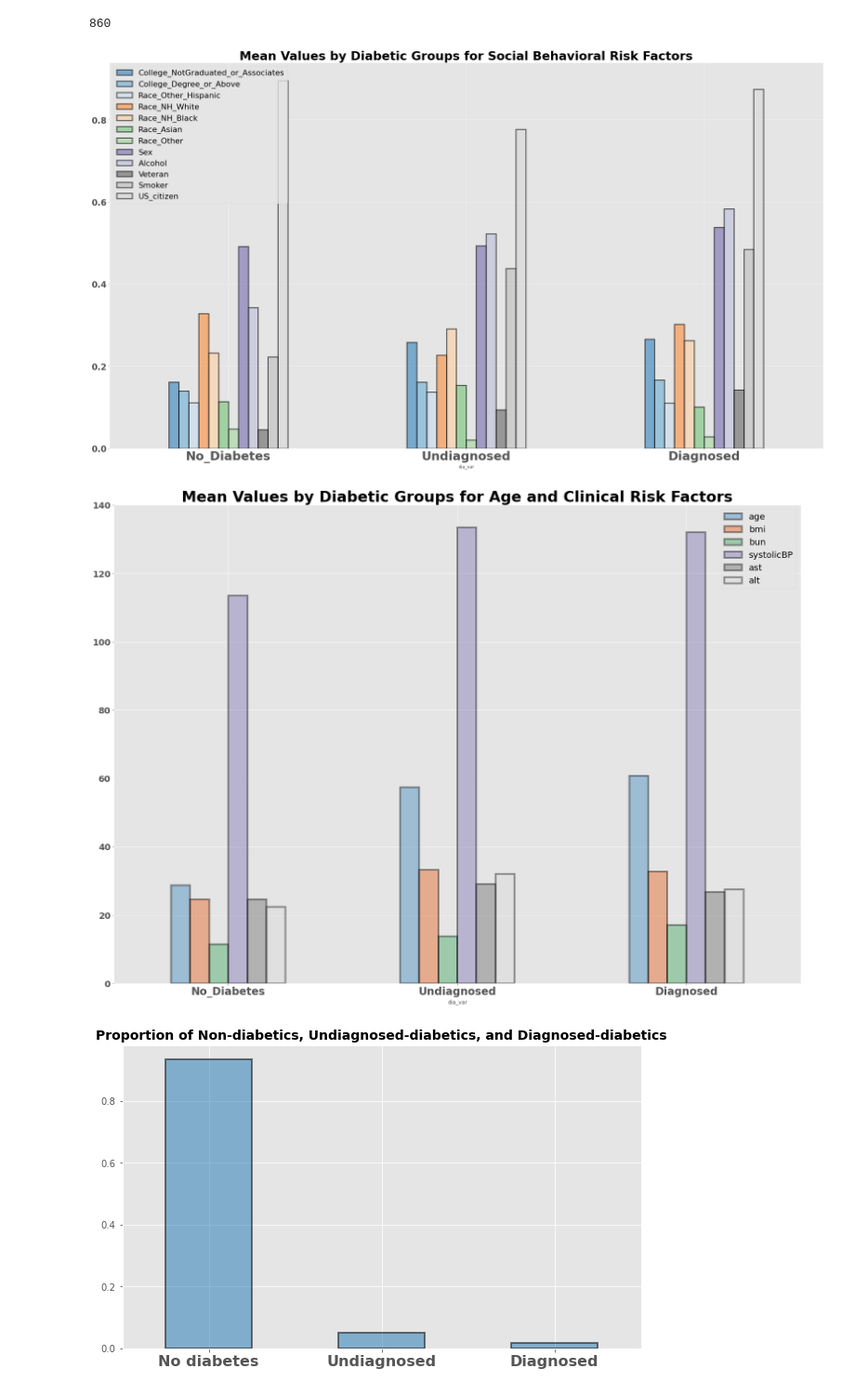
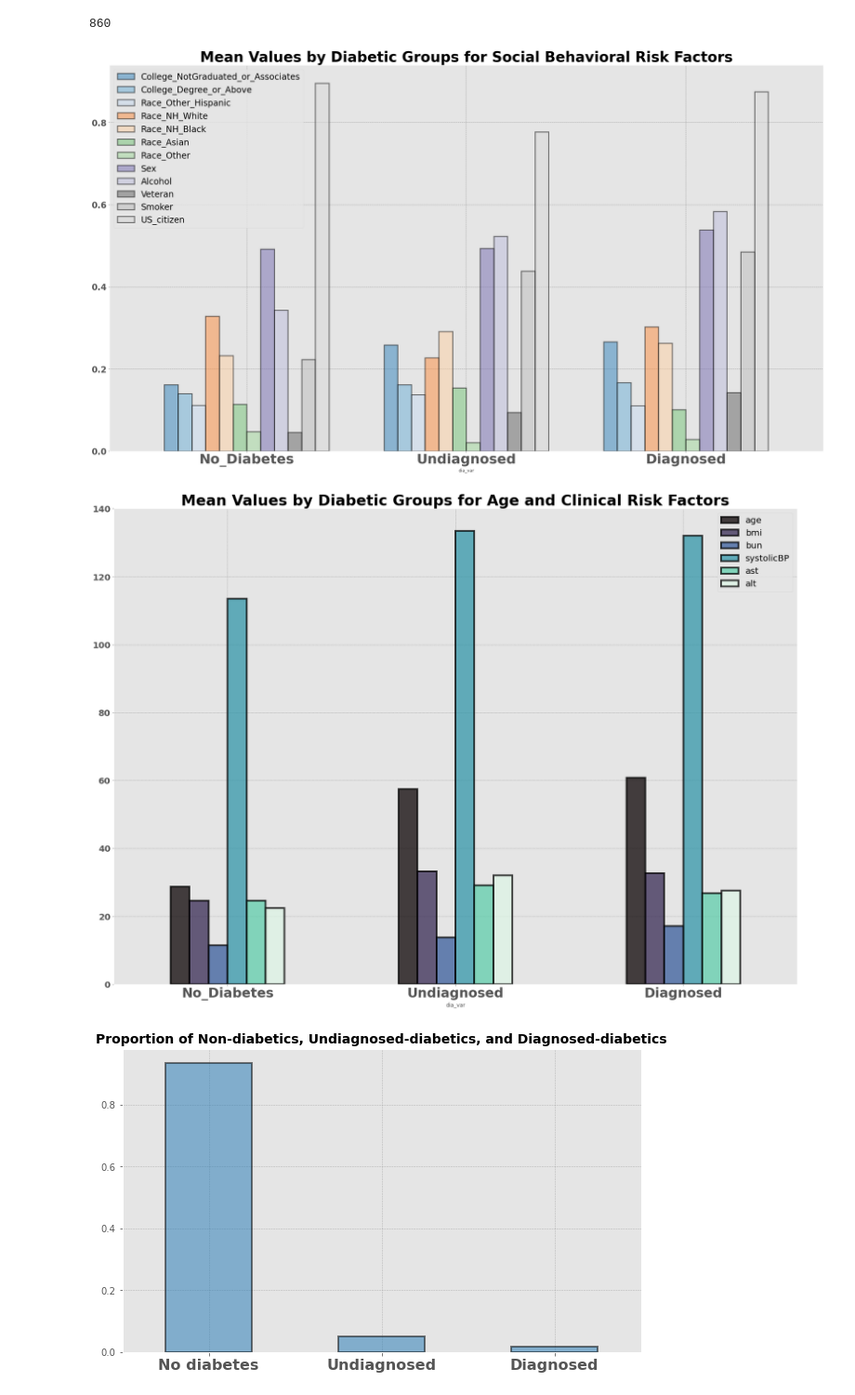
Before and after one commit to zhaoliang0302/Classifying-Undiagnosed-Diabetes-Across-US-Populations-Using-NHANES-2011-2016, a Jupyter notebook: diabetes_dx_undx_classifier.ipynb, the cells around one changed output. Shown: that part at 93% size. Cells and saved outputs as stored; diff of their text form; code cells hidden in the pictures.

```diff
--- a/diabetes_dx_undx_classifier.ipynb
+++ b/diabetes_dx_undx_classifier.ipynb
@@ -328,43 +327,47 @@ df_copy3.groupby('dia_var').mean().plot(kind='bar',
                                         figsize=(36, 20),
                                         edgecolor='black',
                                         linewidth=3,
-                                        alpha=0.6,
-                                        cmap='tab20c'
+                                        alpha=0.5,
+                                        cmap='tab20c',
+                                        width=0.75
                                        )
+plt.grid(color='grey', linestyle='--', linewidth=1, fillstyle='left', visible=True, alpha=0.75)
 plt.title('Mean Values by Diabetic Groups for Social Behavioral Risk Factors',
-          fontdict={"fontsize":34,"fontweight":"black"})
-plt.legend(fontsize=22,loc='upper left')
+          fontdict={"fontsize":40,"fontweight":"black"})
+plt.legend(fontsize=24,loc='upper left')
 labels = ['No_Diabetes', 'Undiagnosed', 'Diagnosed']
 plt.xticks(ticks=np.arange(len(df_full2['dia_var'].unique())),
            labels=labels,
            rotation=0,
-           fontsize=34,
+           fontsize=38,
            fontweight='black')
 plt.yticks(fontsize=24, fontweight='black')
 plt.show()
 # %% [output]
-[figure, old version]
+[figure, new version]
 # %%
 df_copy2.groupby('dia_var').mean().plot(kind='bar',
                                         figsize=(28, 20),
                                         edgecolor='black',
                                         linewidth=4,
-                                        alpha=0.4,
-                                        cmap='tab20c'
+                                        alpha=0.75,
+                                        cmap='mako'
                                        )
+plt.grid(color='grey', linestyle='--', linewidth=.5, fillstyle='right', visible=True)
+
 plt.title('Mean Values by Diabetic Groups for Age and Clinical Risk Factors',
           fontdict={"fontsize":34,"fontweight":"black"})
 plt.legend(fontsize=20)
 labels = ['No_Diabetes', 'Undiagnosed', 'Diagnosed']
 plt.xticks(ticks=np.arange(len(df_full2['dia_var'].unique())),
            labels=labels,
            rotation=0,
-           fontsize=24,
+           fontsize=30,
            fontweight='black')
 plt.yticks(fontsize=20, fontweight='black')
 plt.show()
 # %% [output]
-[figure, old version]
+[figure, new version]
 # %%
 fig, ax = plt.subplots(figsize=(10, 6))
 ax = df_full2.dia_var.value_counts(normalize=True).plot(kind='bar',
```
Also changed, not shown: parts of 5 cells of this notebook, 8 other files.
